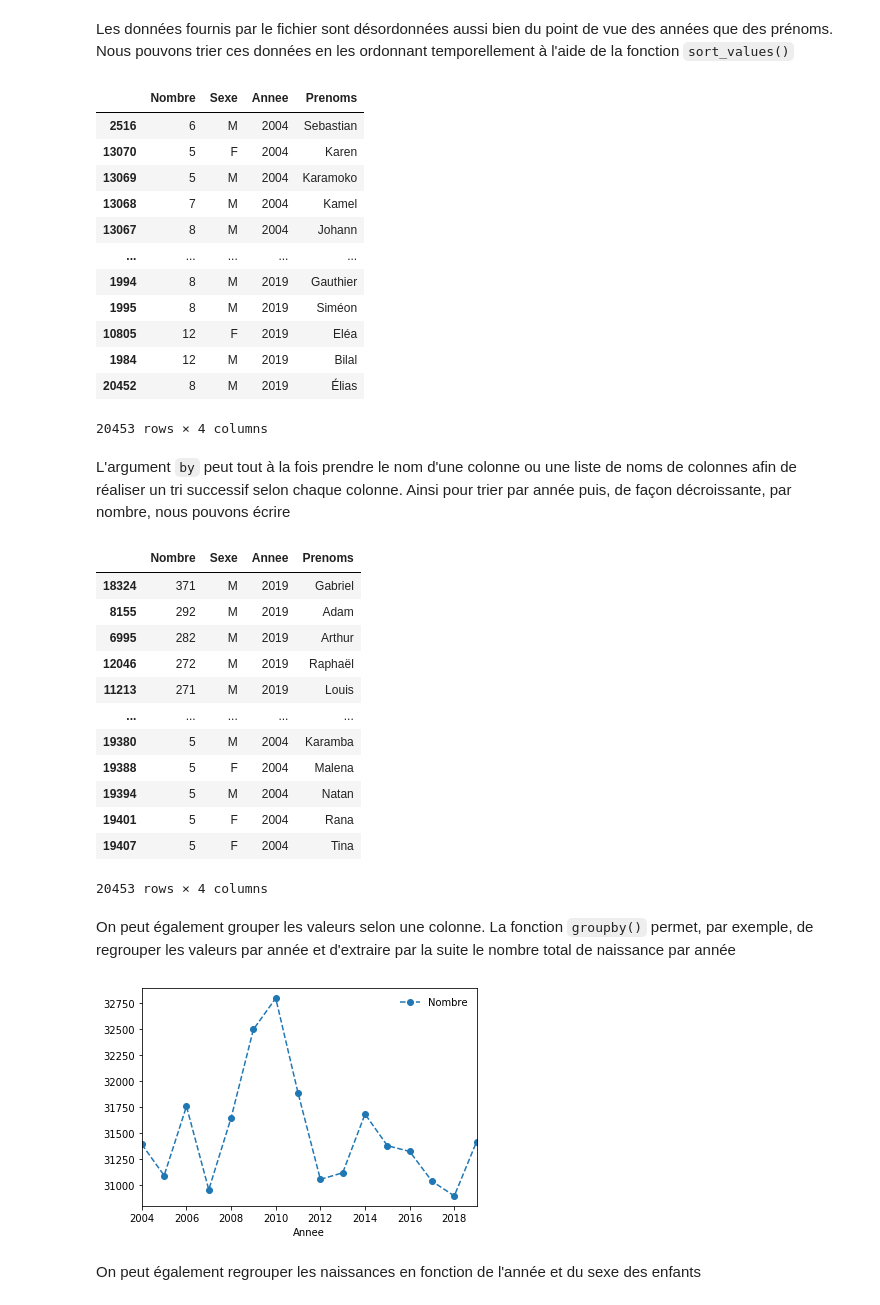
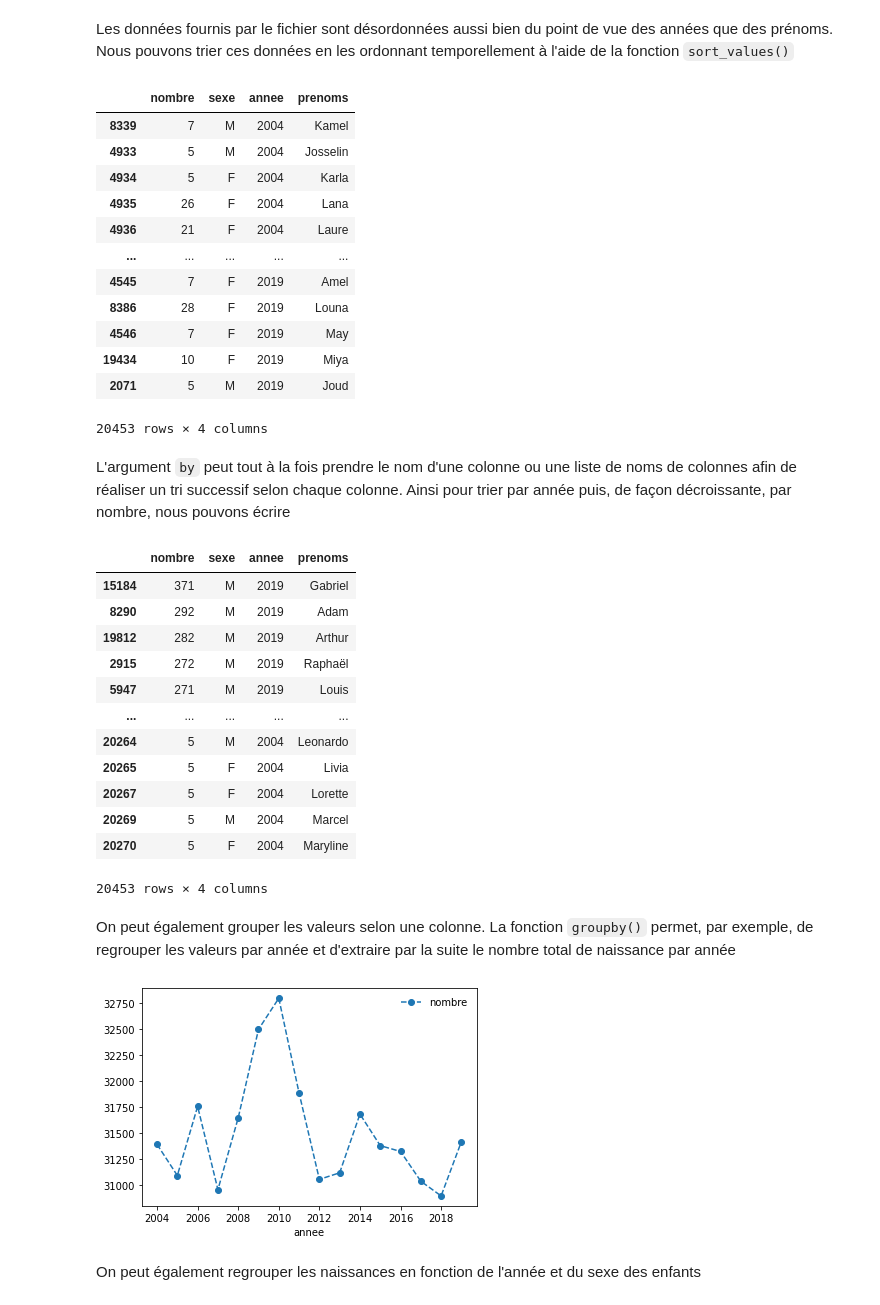
Before and after one commit to xgarrido/master_python_teaching, a Jupyter notebook: slides/04_slide_pandas.ipynb, the cells around one changed output. Cells and saved outputs as stored; diff of their text form; code cells hidden in the pictures.

```diff
--- a/slides/04_slide_pandas.ipynb
+++ b/slides/04_slide_pandas.ipynb
@@ -66,6 +88,6 @@ data.shape, data.dtypes
 Dans un premier temps, nous allons renommer la colonne "Nombre total cumule par annee" en "Cumul"
 afin de pouvoir accéder à cette colonne plus facilement
 # %%
-data.rename(columns={"Nombre total cumule par annee": "Cumul"}, inplace=True)
+data.rename(columns={"nombre_total_cumule": "cumul"}, inplace=True)
 data.columns
 # %% [output]
@@ -114,6 +136,6 @@ On constate bien que la valeur cumulée correspond à la somme par année des oc
 garçons comme filles. Par la suite, nous allons traiter chaque population de façon distincte, nous
 pouvons donc supprimer cette colonne
 # %%
-#data.pop("Cumul")
+data.pop("cumul")
 data.head()
 # %% [output]
@@ -153,48 +175,48 @@ Les données fournis par le fichier sont désordonnées aussi bien du point de v
 prénoms. Nous pouvons trier ces données en les ordonnant temporellement à l'aide de la fonction
 `sort_values()`
 # %%
-data.sort_values(by="Annee")
+data.sort_values(by="annee")
 # %% [output]
-|  | Nombre | Sexe | Annee | Prenoms |
-| 2516 | 6 | M | 2004 | Sebastian |
-| 13070 | 5 | F | 2004 | Karen |
-| 13069 | 5 | M | 2004 | Karamoko |
-| 13068 | 7 | M | 2004 | Kamel |
-| 13067 | 8 | M | 2004 | Johann |
+|  | nombre | sexe | annee | prenoms |
+| 8339 | 7 | M | 2004 | Kamel |
+| 4933 | 5 | M | 2004 | Josselin |
+| 4934 | 5 | F | 2004 | Karla |
+| 4935 | 26 | F | 2004 | Lana |
+| 4936 | 21 | F | 2004 | Laure |
 | ... | ... | ... | ... | ... |
-| 1994 | 8 | M | 2019 | Gauthier |
-| 1995 | 8 | M | 2019 | Siméon |
-| 10805 | 12 | F | 2019 | Eléa |
-| 1984 | 12 | M | 2019 | Bilal |
-| 20452 | 8 | M | 2019 | Élias |
+| 4545 | 7 | F | 2019 | Amel |
+| 8386 | 28 | F | 2019 | Louna |
+| 4546 | 7 | F | 2019 | May |
+| 19434 | 10 | F | 2019 | Miya |
+| 2071 | 5 | M | 2019 | Joud |
 20453 rows × 4 columns
 # %% [markdown]
 L'argument `by` peut tout à la fois prendre le nom d'une colonne ou une liste de noms de colonnes afin de
 réaliser un tri successif selon chaque colonne. Ainsi pour trier par année puis, de façon
 décroissante, par nombre, nous pouvons écrire
 # %%
-data.sort_values(by=["Annee", "Nombre"], ascending=False)
+data.sort_values(by=["annee", "nombre"], ascending=False)
 # %% [output]
-|  | Nombre | Sexe | Annee | Prenoms |
-| 18324 | 371 | M | 2019 | Gabriel |
-| 8155 | 292 | M | 2019 | Adam |
-| 6995 | 282 | M | 2019 | Arthur |
-| 12046 | 272 | M | 2019 | Raphaël |
-| 11213 | 271 | M | 2019 | Louis |
+|  | nombre | sexe | annee | prenoms |
+| 15184 | 371 | M | 2019 | Gabriel |
+| 8290 | 292 | M | 2019 | Adam |
+| 19812 | 282 | M | 2019 | Arthur |
+| 2915 | 272 | M | 2019 | Raphaël |
+| 5947 | 271 | M | 2019 | Louis |
 | ... | ... | ... | ... | ... |
-| 19380 | 5 | M | 2004 | Karamba |
-| 19388 | 5 | F | 2004 | Malena |
-| 19394 | 5 | M | 2004 | Natan |
-| 19401 | 5 | F | 2004 | Rana |
-| 19407 | 5 | F | 2004 | Tina |
+| 20264 | 5 | M | 2004 | Leonardo |
+| 20265 | 5 | F | 2004 | Livia |
+| 20267 | 5 | F | 2004 | Lorette |
+| 20269 | 5 | M | 2004 | Marcel |
+| 20270 | 5 | F | 2004 | Maryline |
 20453 rows × 4 columns
 # %% [markdown]
 On peut également grouper les valeurs selon une colonne. La fonction `groupby()` permet, par exemple,
 de regrouper les valeurs par année et d'extraire par la suite le nombre total de naissance par année
 # %%
-data.groupby("Annee").sum().plot(style="--o");
+data.groupby("annee").sum().plot(style="--o");
 # %% [output]
-[figure, old version]
+[figure, new version]
 # %% [markdown]
 On peut également regrouper les naissances en fonction de l'année et du sexe des enfants
 # %%
```
Also changed, not shown: parts of 35 cells of this notebook, 2 other files.
